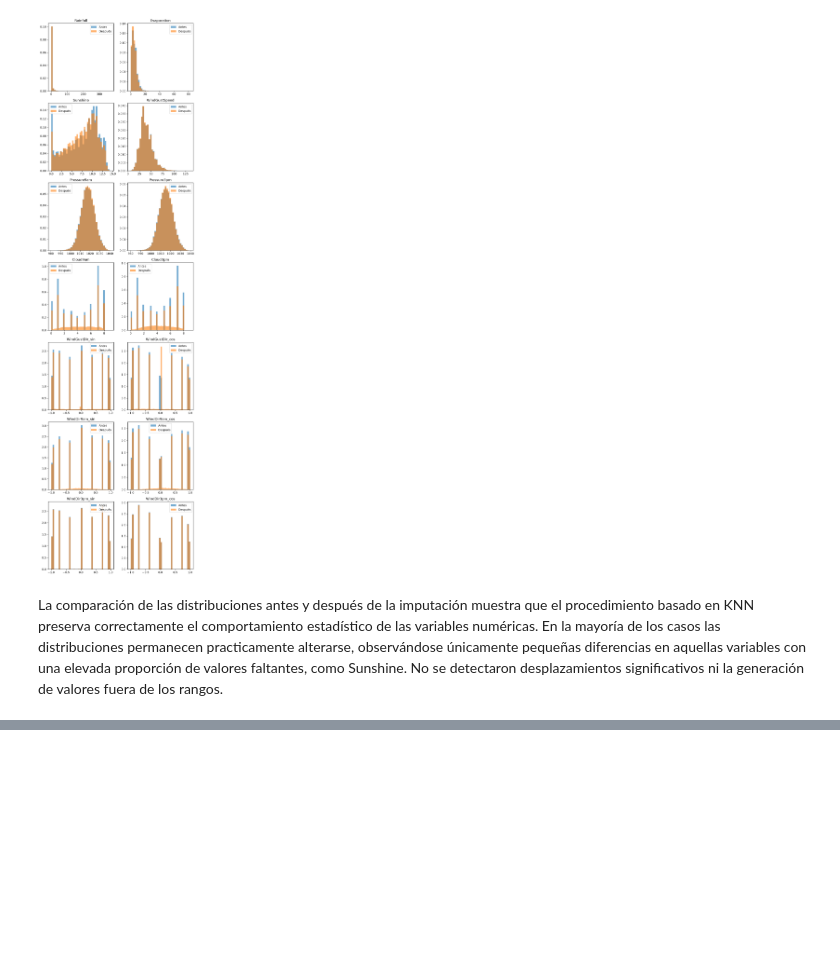
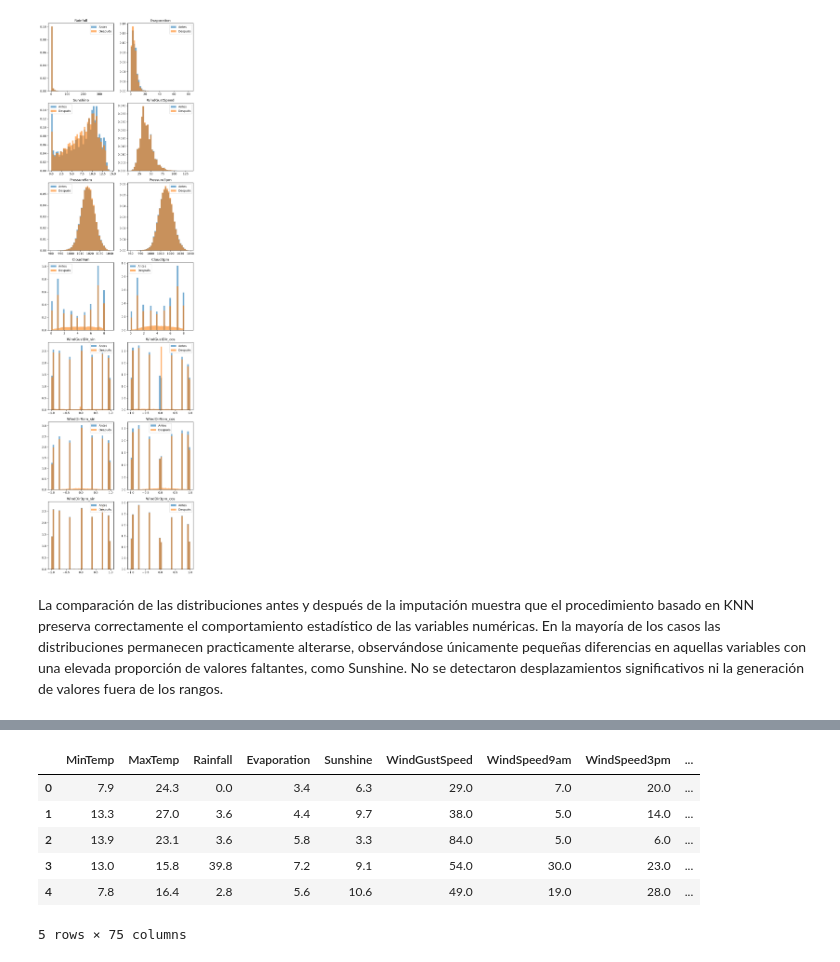
Before and after one commit to AlvaTF/TP-AA1-Ruiz-Toledo-Mendoza, a Jupyter notebook: TP_2/TP_clasificacion_AA1.ipynb, the cells around one changed output, grey strips where cells are left out. Drawn from its saved outputs; the diff is of its cells as text; code cells hidden in the pictures; blank space fills up the shorter version.

```diff
--- a/TP_2/TP_clasificacion_AA1.ipynb
+++ b/TP_2/TP_clasificacion_AA1.ipynb
@@ -973,0 +990,4 @@ La comparación de las distribuciones antes y después de la imputación muestra
+# %%
+# Eliminacion columna estado
+train_knn = train_knn.drop(columns=["State"])
+train_knn = train_knn.drop(columns=["Date"])
@@ -973,0 +996,15 @@ La comparación de las distribuciones antes y después de la imputación muestra
+# %%
+train_knn['RainToday'] = train_knn['RainToday'].map({'Yes': 1, 'No': 0})
+train_knn['RainTomorrow'] = train_knn['RainTomorrow'].map({'Yes': 1, 'No': 0})
+# %%
+train_knn = pd.get_dummies(train_knn, columns=["Location"], dtype=int)
+# %%
+train_knn.head()
+# %% [output]
+|  | MinTemp | MaxTemp | Rainfall | Evaporation | Sunshine | WindGustSpeed | WindSpeed9am | WindSpeed3pm | ... |
+| 0 | 7.9 | 24.3 | 0.0 | 3.4 | 6.3 | 29.0 | 7.0 | 20.0 | ... |
+| 1 | 13.3 | 27.0 | 3.6 | 4.4 | 9.7 | 38.0 | 5.0 | 14.0 | ... |
+| 2 | 13.9 | 23.1 | 3.6 | 5.8 | 3.3 | 84.0 | 5.0 | 6.0 | ... |
+| 3 | 13.0 | 15.8 | 39.8 | 7.2 | 9.1 | 54.0 | 30.0 | 23.0 | ... |
+| 4 | 7.8 | 16.4 | 2.8 | 5.6 | 10.6 | 49.0 | 19.0 | 28.0 | ... |
+5 rows × 75 columns
```
Also changed, not shown: parts of 2 cells of this notebook.
